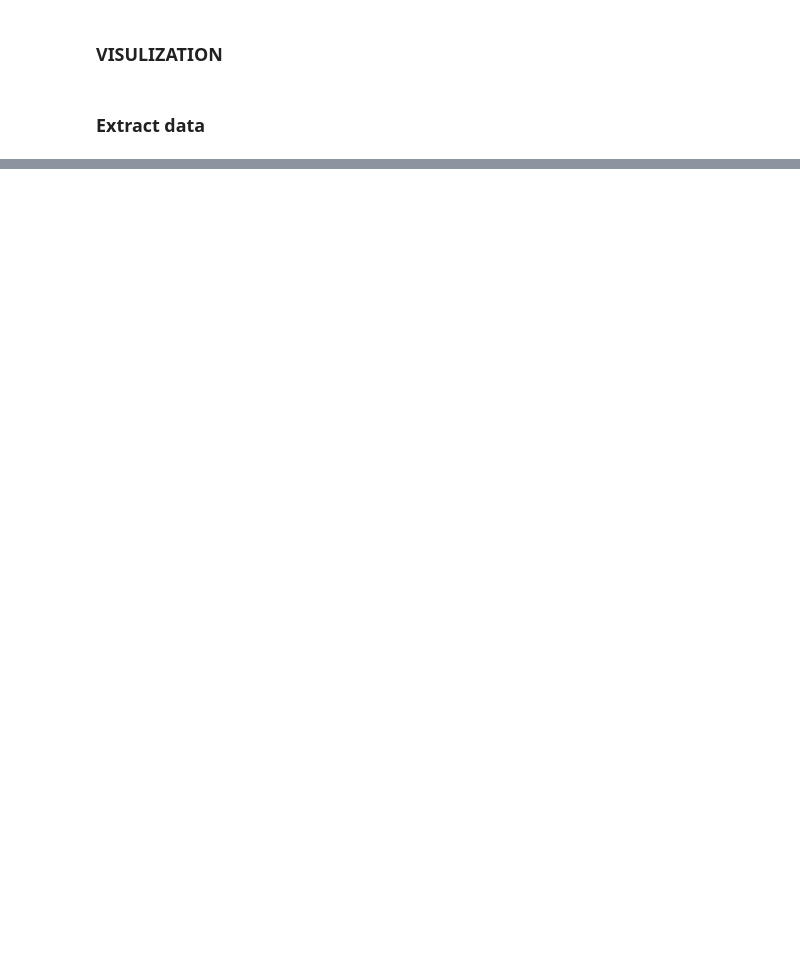
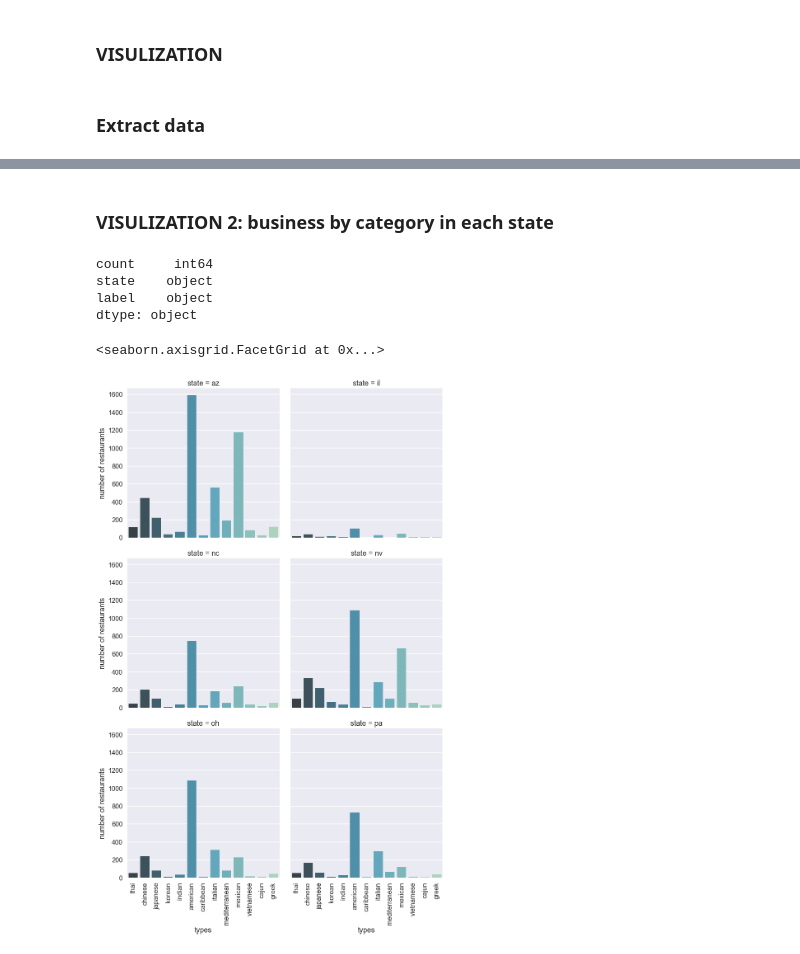
Before and after one commit to zzhang83/Yelp_Sentiment_Analysis, a Jupyter notebook: database.ipynb, the cells around one changed output, grey strips where cells are left out. Cells and saved outputs as stored; diff of their text form; code cells hidden in the pictures; blank space fills up the shorter version.

```diff
--- a/database.ipynb
+++ b/database.ipynb
@@ -12,6 +12,3 @@ a = pd.read_csv('data/review_subset.csv')
-# %%
-for i, key in enumerate(a.columns):
-    print(i, key)
 # %% [markdown]
 ### Look at the business data
 # %%
@@ -398,0 +253,52 @@ dataframe
+# %% [markdown]
+### VISULIZATION 2: business by category in each state
+# %%
+import seaborn as sns
+def visual_category1():
+    cat = ['thai','chinese','japanese','korean','indian','american','caribbean','italian','mediterranean',
+      'mexican','vietnamese','cajun','greek']
+    df_name = ['thai_df','chinese_df','japanese_df','korean_df','indian_df','american_df','caribbean_df',
+           'italian_df','mediterranean_df','mexican_df','vietnamese_df','cajun_df','greek_df']
+    df_name2 = ['a','b','c','d','e','f','g','h','i','j','k','l','m']
+
+    for i, key in enumerate(cat):
+
+        string = '''SELECT COUNT(b_id), state FROM business WHERE categories LIKE '%{}%' GROUP BY state'''.format(key)
+        #print(string)
+        c.execute(string)
+        df_name[i] = pd.DataFrame(data = c.fetchall(), columns = ['count','state'])
+        d = {'label': [key]*6}
+        df_name2[i] = pd.DataFrame(data=d)
+        df_name[i] = pd.concat([df_name[i],df_name2[i]], axis = 1)
+
+
+    nationality_df = pd.concat([df_name[0],df_name[1],df_name[2],df_name[3],df_name[4],df_name[5],df_name[6],
+                            df_name[7],df_name[8],df_name[9]], axis = 0)
+    nationality_df = pd.concat([nationality_df,df_name[10],df_name[11],df_name[12]], axis = 0)
+    return nationality_df
+
+nationality_df = visual_category1()
+print(nationality_df.dtypes)
+################### Visulization #####################################################
+
+sns.set_style("darkgrid", {'axes.grid': True})
+sns.set_context("poster")
+
+
+g = sns.FacetGrid(nationality_df, col='state', col_wrap=2,margin_titles=True, size=6)
+g.map(sns.barplot,'label','count',palette="GnBu_d")
+g.add_legend()
+g.set_xticklabels(rotation=90)
+
+
+# Modify the details of the matplotlib Axes g
+#g.despine(left=True)
+g.set_ylabels('number of restaurants')
+g.set_xlabels('types')
+# %% [output]
+count     int64
+state    object
+label    object
+dtype: object
+<seaborn.axisgrid.FacetGrid at 0x...>
+[figure, added]
```
Also changed, not shown: parts of 28 cells of this notebook.
